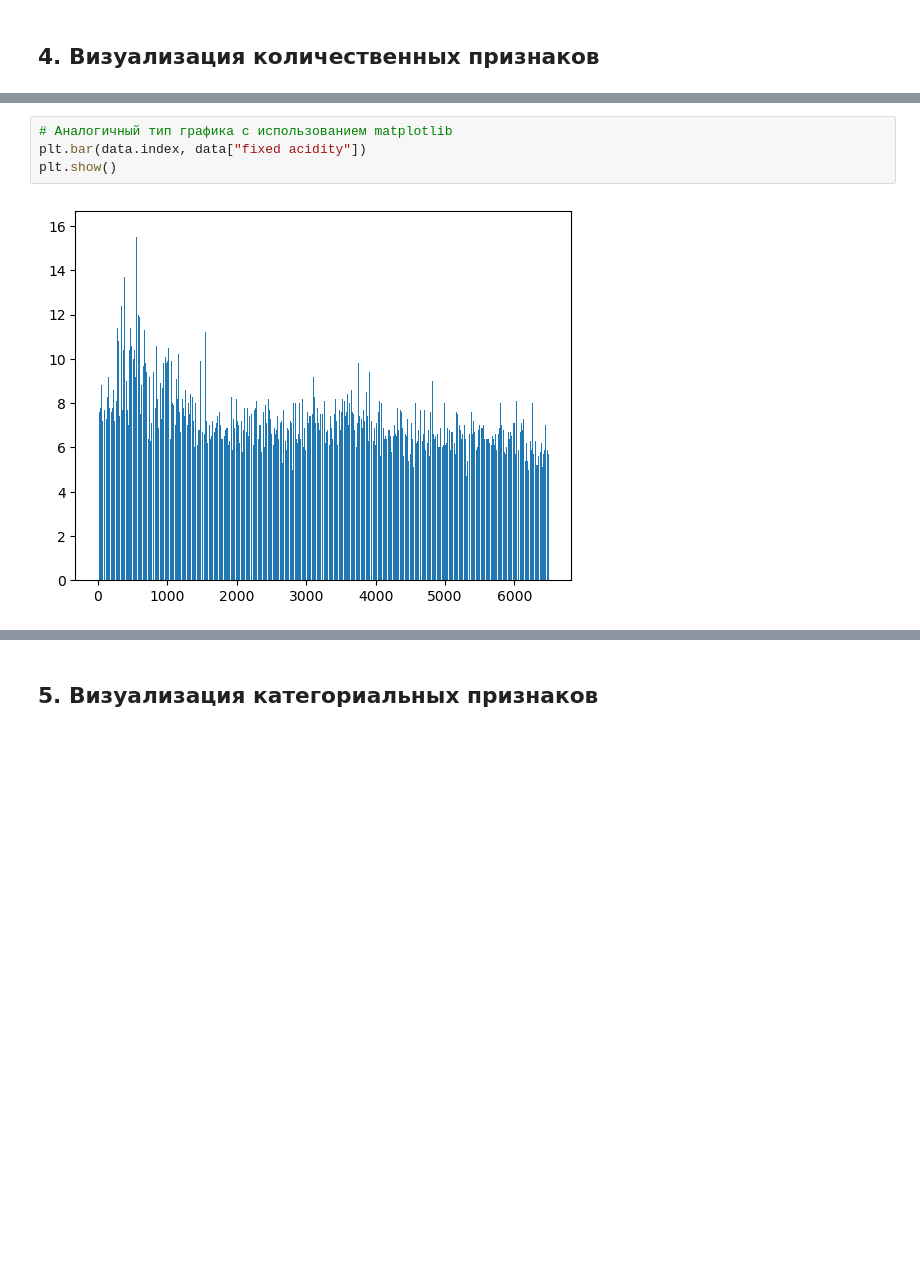
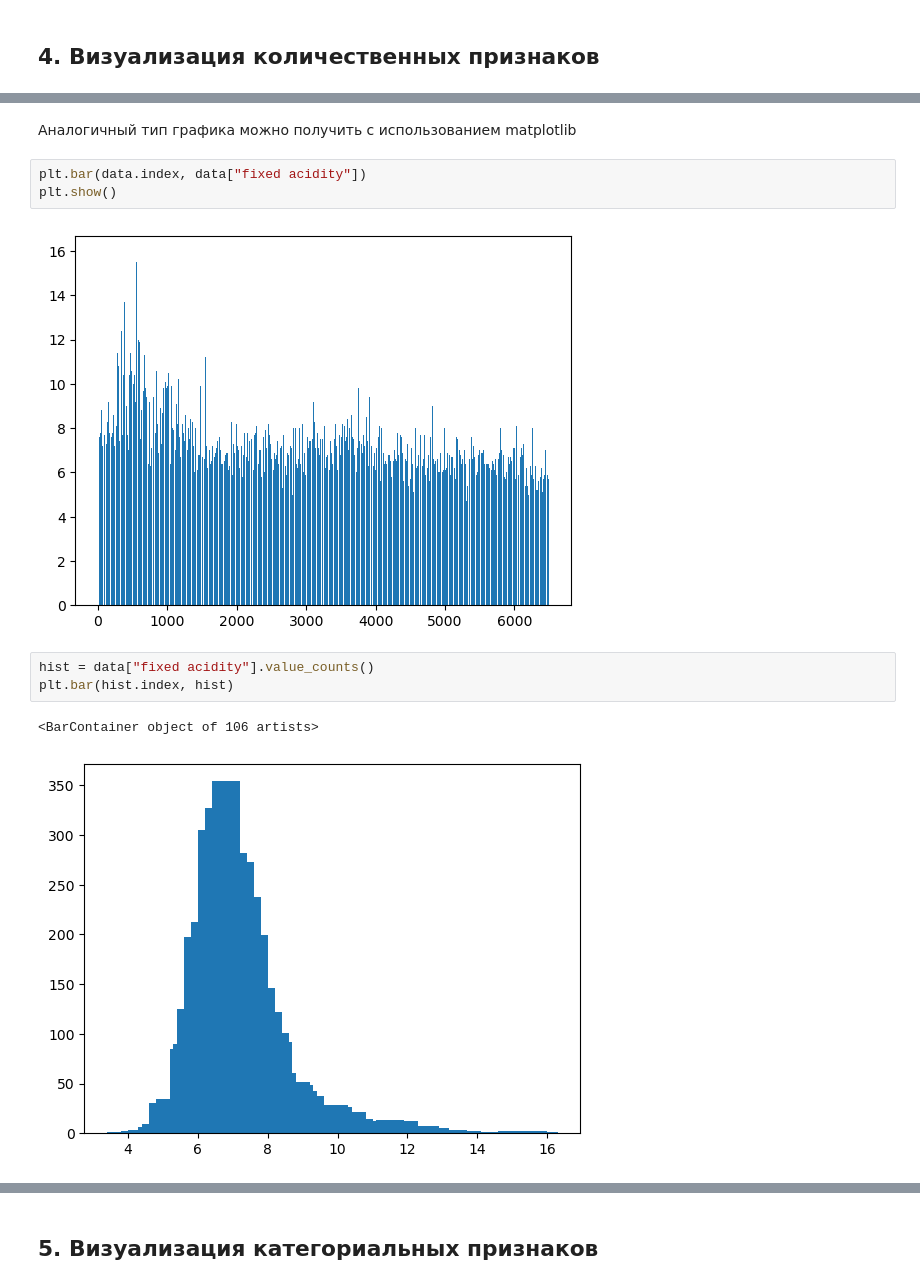
Before and after one commit to michaelspnv/ml_labs, a Jupyter notebook: lab2.ipynb, the cells around one changed output, grey strips where cells are left out. Saved outputs shown, nothing was run; the diff lists cells and outputs as text; blank space fills up the shorter version.

```diff
--- a/lab2.ipynb
+++ b/lab2.ipynb
@@ -67,8 +104,15 @@ plt.show()
 [figure]
+# %% [markdown]
+Аналогичный тип графика можно получить с использованием matplotlib
 # %%
-# Аналогичный тип графика с использованием matplotlib
 plt.bar(data.index, data["fixed acidity"])
 plt.show()
 # %% [output]
 [figure]
+# %%
+hist = data["fixed acidity"].value_counts()
+plt.bar(hist.index, hist)
+# %% [output]
+<BarContainer object of 106 artists>
+[figure, added]
 # %%
```
Also changed, not shown: parts of 35 cells of this notebook, 2 other files.
